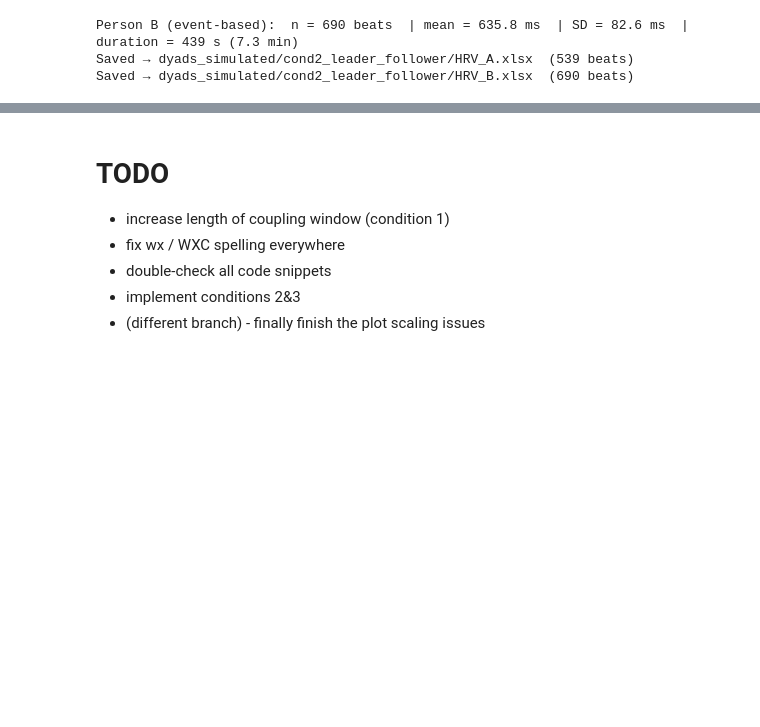
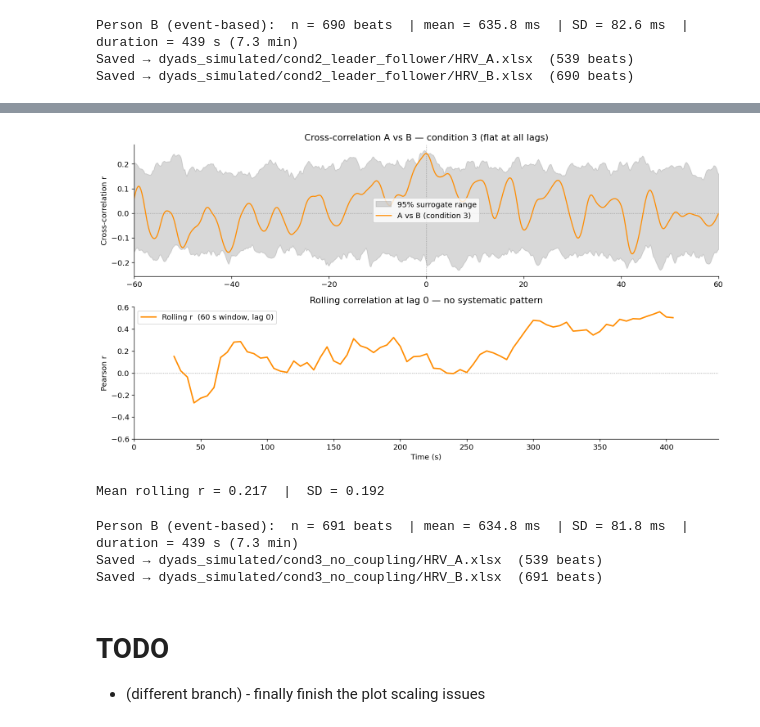
Before and after one commit to wunderwald/wx, a Jupyter notebook: simulated_data/simulated_data.ipynb, the cells around one changed output, grey strips where cells are left out. Cells and saved outputs as stored; diff of their text form; code cells hidden in the pictures; blank space fills up the shorter version.

```diff
--- a/simulated_data/simulated_data.ipynb
+++ b/simulated_data/simulated_data.ipynb
@@ -565,8 +625,66 @@ Saved → dyads_simulated/cond2_leader_follower/HRV_B.xlsx  (690 beats)
+# %%
+# ── Cross-correlation at all lags ──────────────────────────────────────
+xa_z3 = (x_a_fluct    - x_a_fluct.mean())    / x_a_fluct.std()
+xb_z3 = (x_b_fluct_c3 - x_b_fluct_c3.mean()) / x_b_fluct_c3.std()
+
+cc_c3      = correlate(xa_z3, xb_z3, mode='full') / N
+cc_c3_trim = cc_c3[mid - max_lag_n : mid + max_lag_n + 1]   # reuse lags_trim, ci_lo, ci_hi from above
+
+fig, axes = plt.subplots(2, 1, figsize=(13, 7))
+
+# top: cross-correlation
+axes[0].fill_between(lags_trim, ci_lo, ci_hi, alpha=0.30, color='gray',
+                     label='95% surrogate range')
+axes[0].axhline(0, color='gray', lw=0.8, linestyle=':')
+axes[0].axvline(0, color='gray', lw=0.8, linestyle=':')
+axes[0].plot(lags_trim, cc_c3_trim, lw=1.5, color='darkorange', label='A vs B (condition 3)')
+axes[0].set_ylabel('Cross-correlation r')
+axes[0].set_xlim(-MAX_LAG_S, MAX_LAG_S)
+axes[0].set_title('Cross-correlation A vs B — condition 3 (flat at all lags)')
+axes[0].legend()
+
+# bottom: rolling correlation at lag 0
+centers_c3, rs_c3 = [], []
+for start in range(0, N - win_n, step_n):
+    end = start + win_n
+    r = np.corrcoef(x_a_fluct[start:end], x_b_fluct_c3[start:end])[0, 1]
+    centers_c3.append(t_a[start + win_n // 2])
+    rs_c3.append(r)
+centers_c3 = np.array(centers_c3)
+rs_c3      = np.array(rs_c3)
+
+axes[1].axhline(0, color='gray', lw=0.8, linestyle=':')
+axes[1].plot(centers_c3, rs_c3, lw=2.0, color='darkorange',
+             label=f'Rolling r  ({WIN_S} s window, lag 0)')
+axes[1].set_xlabel('Time (s)')
+axes[1].set_ylabel('Pearson r')
+axes[1].set_ylim(-0.6, 0.6)
+axes[1].set_xlim(0, t_a[-1])
+axes[1].set_title('Rolling correlation at lag 0 — no systematic pattern')
+axes[1].legend()
+
+plt.tight_layout()
+plt.show()
+
+print(f'Mean rolling r = {rs_c3.mean():.3f}  |  SD = {rs_c3.std():.3f}')
+# %% [output]
+[figure, added]
+Mean rolling r = 0.217  |  SD = 0.192
+# %%
+ibi_b_c3 = uniform_to_ibi(t_a, x_b_c3)
+
+dur_b3 = ibi_b_c3.sum() / 1000
+print(f'Person B (event-based):  n = {len(ibi_b_c3)} beats  '
+      f'| mean = {ibi_b_c3.mean():.1f} ms  '
+      f'| SD = {ibi_b_c3.std():.1f} ms  '
+      f'| duration = {dur_b3:.0f} s ({dur_b3/60:.1f} min)')
+
+save_condition(ibi_a, ibi_b_c3, 'cond3_no_coupling')
+# %% [output]
+Person B (event-based):  n = 691 beats  | mean = 634.8 ms  | SD = 81.8 ms  | duration = 439 s (7.3 min)
+Saved → dyads_simulated/cond3_no_coupling/HRV_A.xlsx  (539 beats)
+Saved → dyads_simulated/cond3_no_coupling/HRV_B.xlsx  (691 beats)
 # %% [markdown]
 # TODO
 
-- increase length of coupling window (condition 1)
-- fix wx / WXC spelling everywhere
-- double-check all code snippets
-- implement conditions 2&3
 - (different branch) - finally finish the plot scaling issues
```
Also changed, not shown: parts of 9 cells of this notebook, 5 other files.
